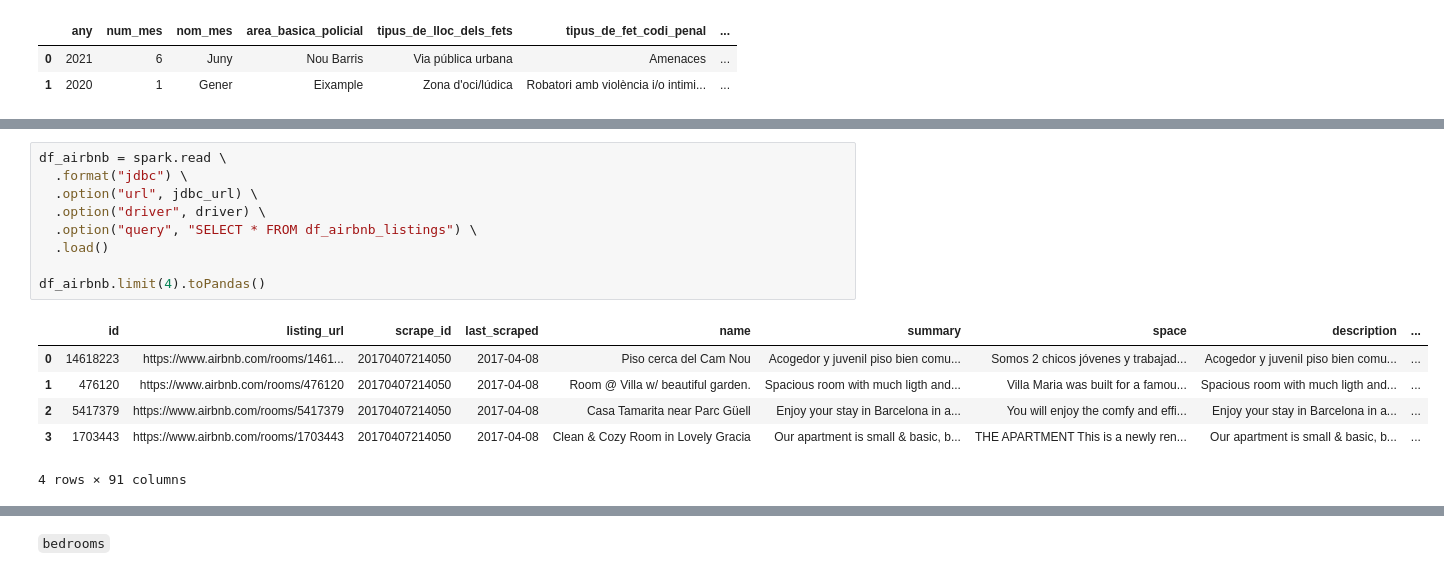
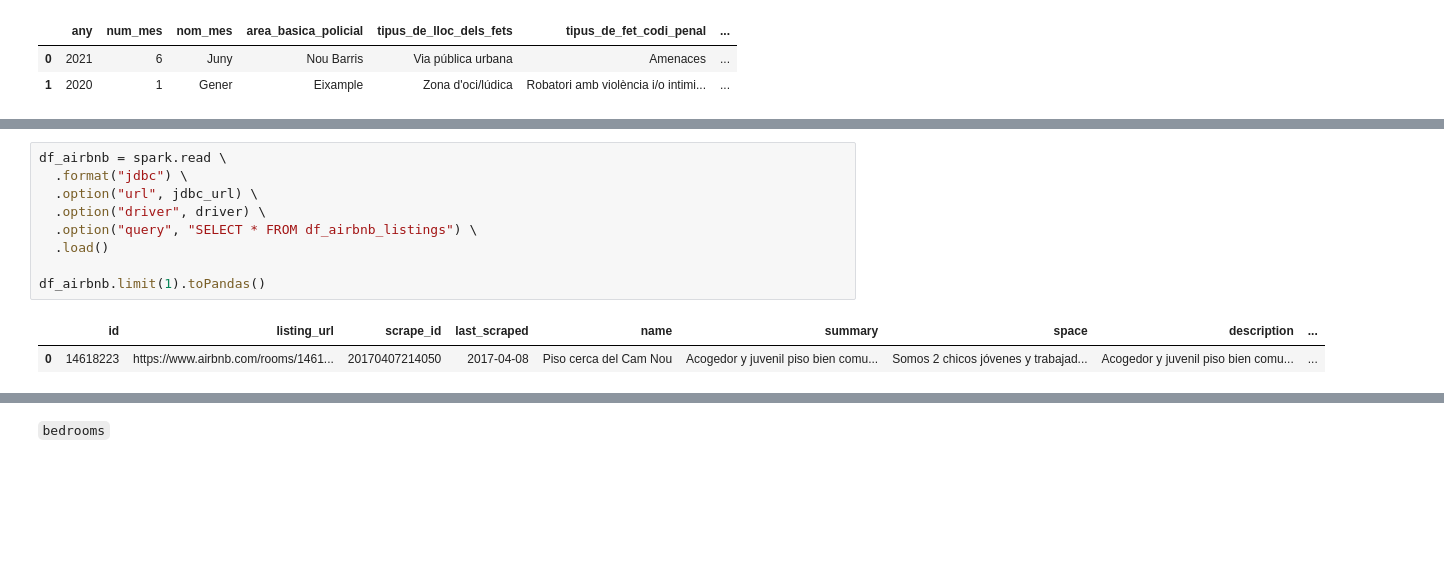
Before and after one commit to elenaalegret/Semantic_Data_Management-AI, a Jupyter notebook: data_quality_pipeline/DataQualityPipeline.ipynb, the cells around one changed output, grey strips where cells are left out. Drawn from its saved outputs; the diff is of its cells as text; blank space fills up the shorter version.

```diff
--- a/data_quality_pipeline/DataQualityPipeline.ipynb
+++ b/data_quality_pipeline/DataQualityPipeline.ipynb
@@ -452,16 +469,12 @@ df_criminal.limit(2).toPandas()
 # %%
 df_airbnb = spark.read \
   .format("jdbc") \
   .option("url", jdbc_url) \
   .option("driver", driver) \
   .option("query", "SELECT * FROM df_airbnb_listings") \
   .load()
 
-df_airbnb.limit(4).toPandas()
+df_airbnb.limit(1).toPandas()
 # %% [output]
 |  | id | listing_url | scrape_id | last_scraped | name | summary | space | description | ... |
 | 0 | 14618223 | https://www.airbnb.com/rooms/1461... | 20170407214050 | 2017-04-08 | Piso cerca del Cam Nou | Acogedor y juvenil piso bien comu... | Somos 2 chicos jóvenes y trabajad... | Acogedor y juvenil piso bien comu... | ... |
-| 1 | 476120 | https://www.airbnb.com/rooms/476120 | 20170407214050 | 2017-04-08 | Room @ Villa w/ beautiful garden. | Spacious room with much ligth and... | Villa Maria was built for a famou... | Spacious room with much ligth and... | ... |
-| 2 | 5417379 | https://www.airbnb.com/rooms/5417379 | 20170407214050 | 2017-04-08 | Casa Tamarita near Parc Güell | Enjoy your stay in Barcelona in a... | You will enjoy the comfy and effi... | Enjoy your stay in Barcelona in a... | ... |
-| 3 | 1703443 | https://www.airbnb.com/rooms/1703443 | 20170407214050 | 2017-04-08 | Clean & Cozy Room in Lovely Gracia | Our apartment is small & basic, b... | THE APARTMENT This is a newly ren... | Our apartment is small & basic, b... | ... |
-4 rows × 91 columns
```
Also changed, not shown: parts of 101 cells of this notebook, 8 other files.
